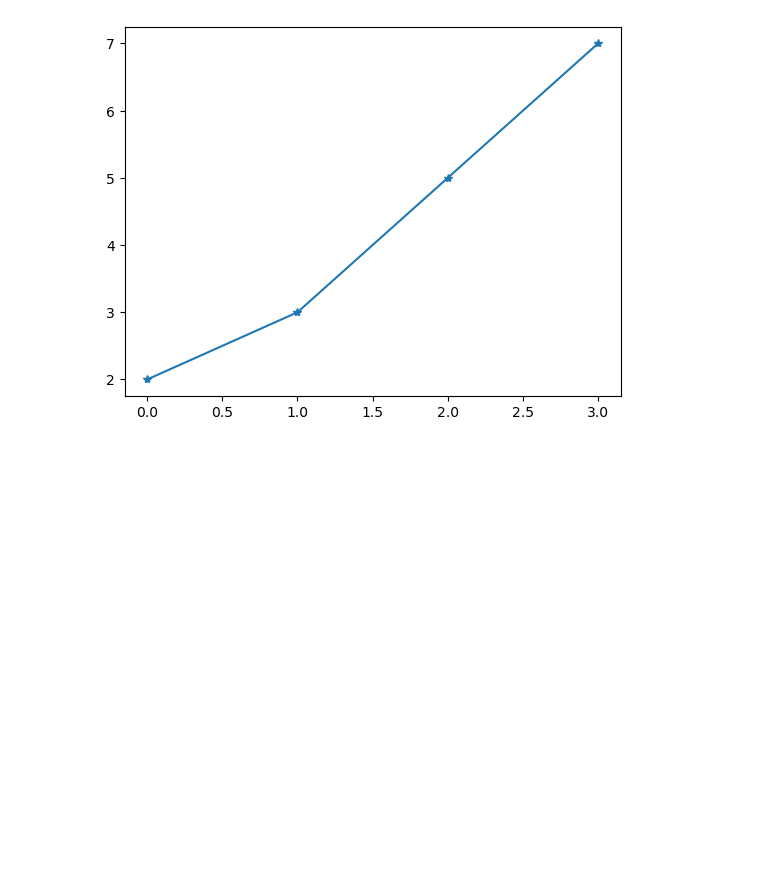
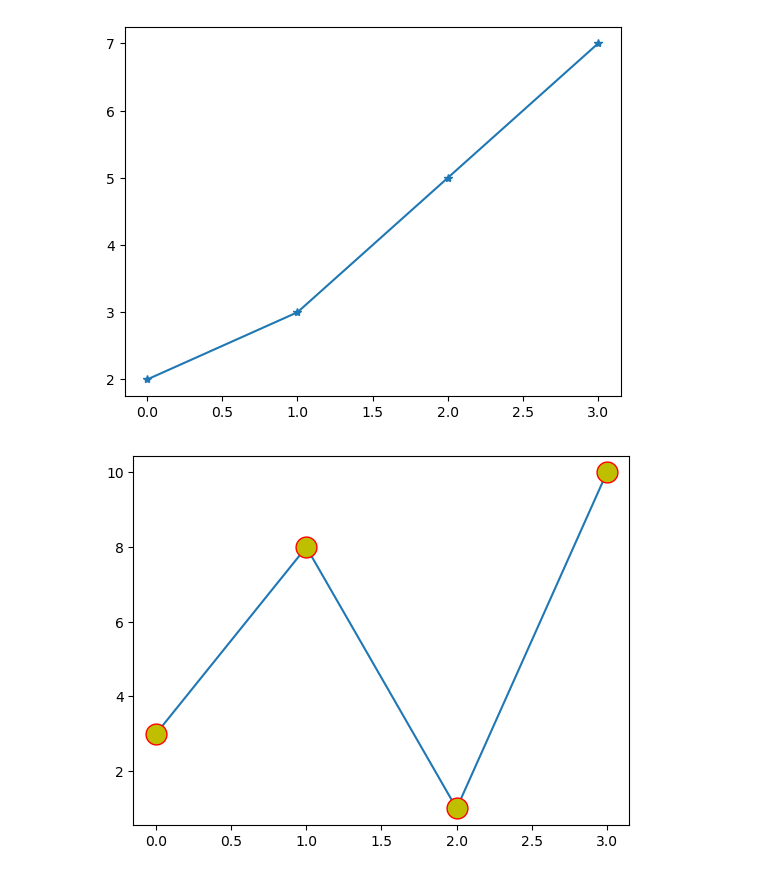
Before and after one commit to Joelson-Dieter/JupyterNotebook.ipynb, a Jupyter notebook: matplotlib.ipynb/marker.ipynb, the cells around one changed output. Saved outputs shown, nothing was run; the diff lists cells and outputs as text; code cells hidden in the pictures; blank space fills up the shorter version.

Commit message:
Add marker examples to matplotlib notebook

```diff
--- a/matplotlib.ipynb/marker.ipynb
+++ b/matplotlib.ipynb/marker.ipynb
@@ -16,3 +16,11 @@ plt.plot (ypoint,marker = '*')
 plt.show()
 # %% [output]
 [figure]
+# %%
+import matplotlib.pyplot as plt
+import numpy as np
+ypoint = np.array ([3,8,1,10])
+plt.plot(ypoint,marker = 'o',ms=15,mec='red',mfc='y')
+plt.show()
+# %% [output]
+[figure, added]
```
Also changed, not shown: parts of 5 cells of this notebook.
